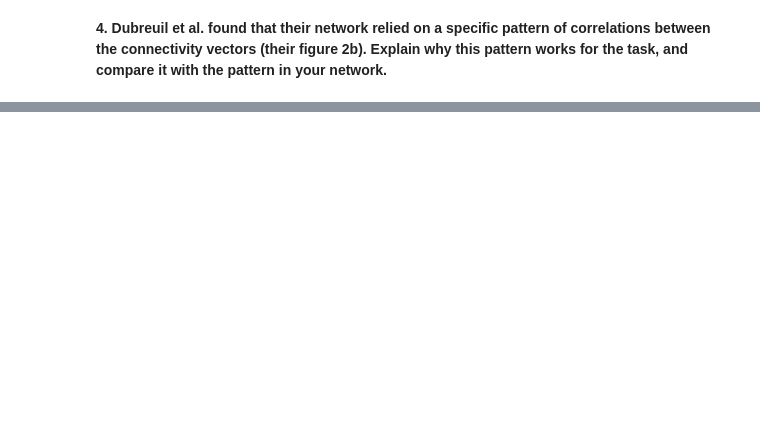
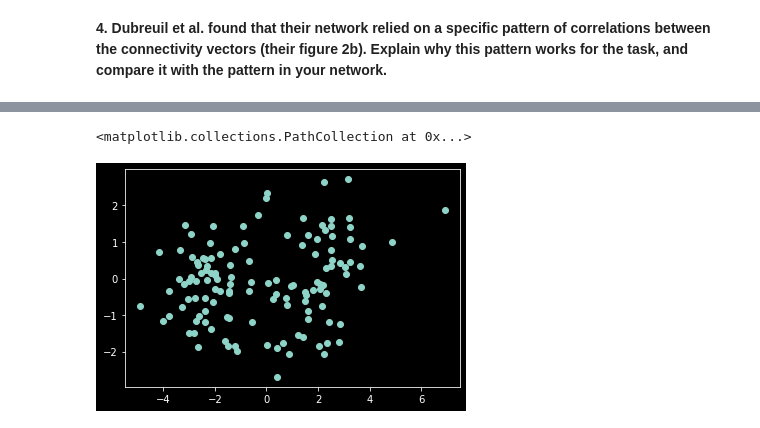
Before and after one commit to nguyen-td/Low-rank-RNN, a Jupyter notebook: dm_project.ipynb, the cells around one changed output, grey strips where cells are left out. Saved outputs shown, nothing was run; the diff lists cells and outputs as text; code cells hidden in the pictures; blank space fills up the shorter version.

```diff
--- a/dm_project.ipynb
+++ b/dm_project.ipynb
@@ -228,0 +265,5 @@ TBD
+# %%
+plt.scatter(n, I)
+# %% [output]
+<matplotlib.collections.PathCollection at 0x...>
+[figure, added]
```
Also changed, not shown: parts of 11 cells of this notebook.
